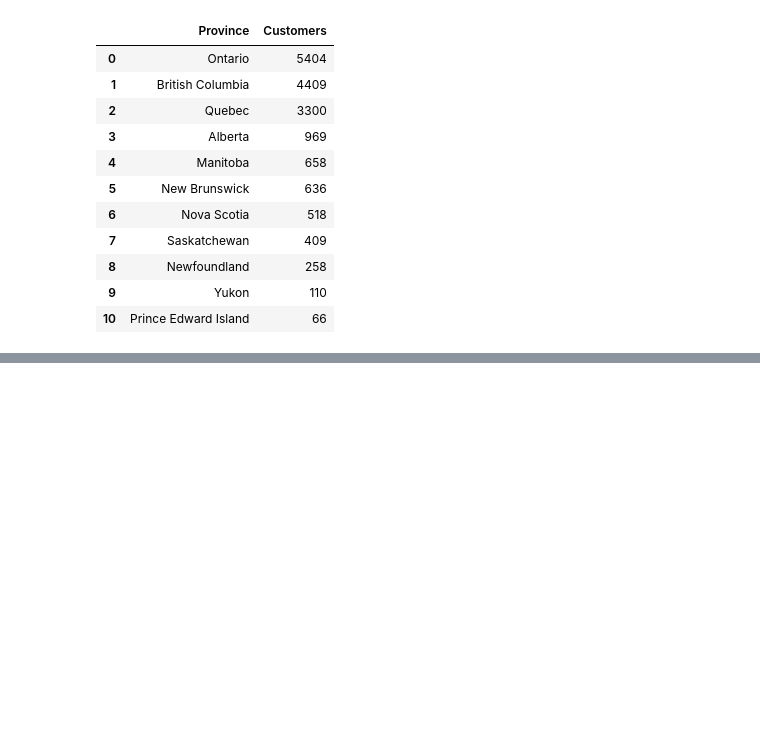
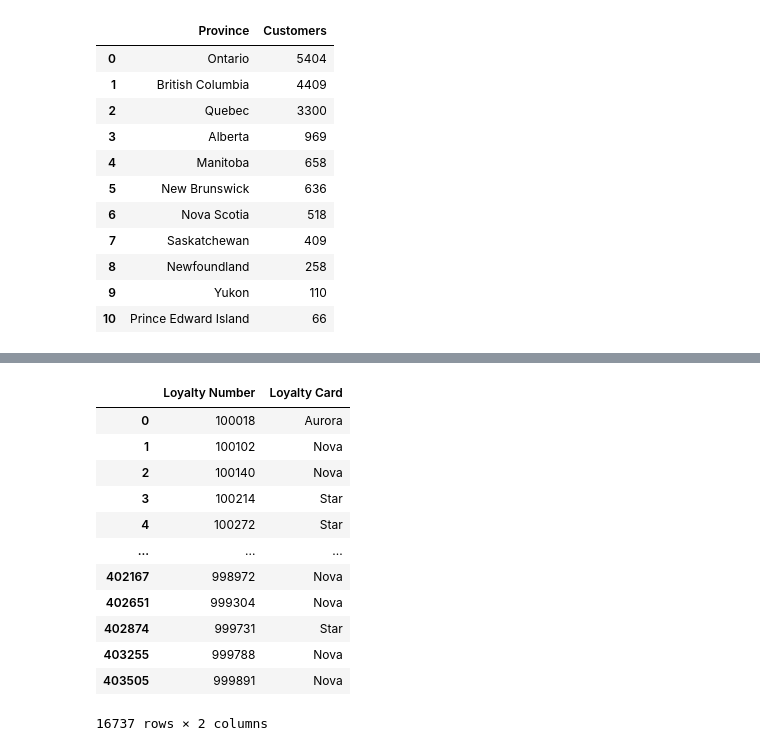
Before and after one commit to Adalab/bda-modulo-3-evaluacion-final-Isabel-GM, a Jupyter notebook: Ejercicio evaluacion mod 3.ipynb, the cells around one changed output, grey strips where cells are left out. Cells and saved outputs as stored; diff of their text form; code cells hidden in the pictures; blank space fills up the shorter version.

```diff
--- a/Ejercicio evaluacion mod 3.ipynb
+++ b/Ejercicio evaluacion mod 3.ipynb
@@ -693,0 +741,16 @@ plt.show()
+# %%
+clientes_tarjetas
+# %% [output]
+|  | Loyalty Number | Loyalty Card |
+| 0 | 100018 | Aurora |
+| 1 | 100102 | Nova |
+| 2 | 100140 | Nova |
+| 3 | 100214 | Star |
+| 4 | 100272 | Star |
+| ... | ... | ... |
+| 402167 | 998972 | Nova |
+| 402651 | 999304 | Nova |
+| 402874 | 999731 | Star |
+| 403255 | 999788 | Nova |
+| 403505 | 999891 | Nova |
+16737 rows × 2 columns
```
Also changed, not shown: parts of 11 cells of this notebook, 1 other file.
